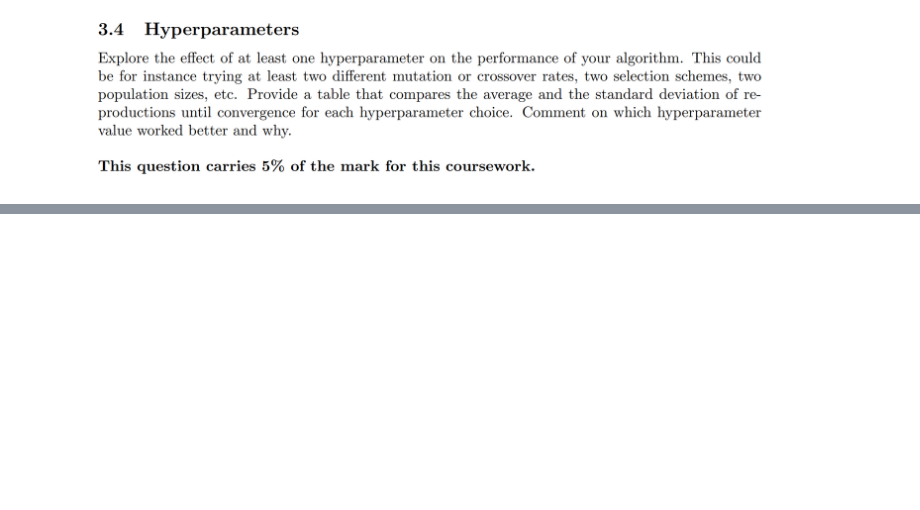
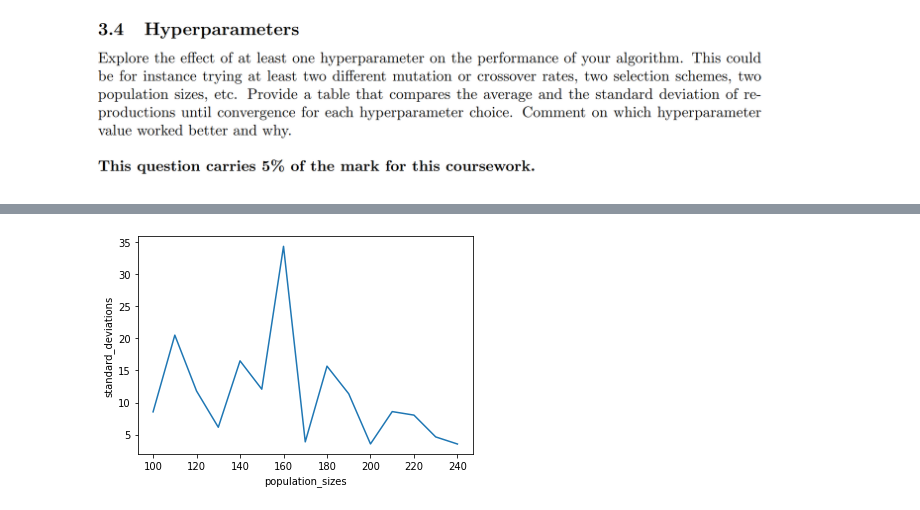
Before and after one commit to kianahs/AI_Search_Genetic-algorithm, a Jupyter notebook: genetic.ipynb, the cells around one changed output, grey strips where cells are left out. Drawn from its saved outputs; the diff is of its cells as text; code cells hidden in the pictures; blank space fills up the shorter version.

```diff
--- a/genetic.ipynb
+++ b/genetic.ipynb
@@ -288,3 +400,8 @@ plt.plot(population_sizes, averages)
 # %%
 plt.plot(population_sizes, standard_deviations)
+plt.xlabel("population_sizes")
+plt.ylabel("standard_deviations")
+plt.show()
+# %% [output]
+[figure, added]
 # %%
```
Also changed, not shown: parts of 16 cells of this notebook.
